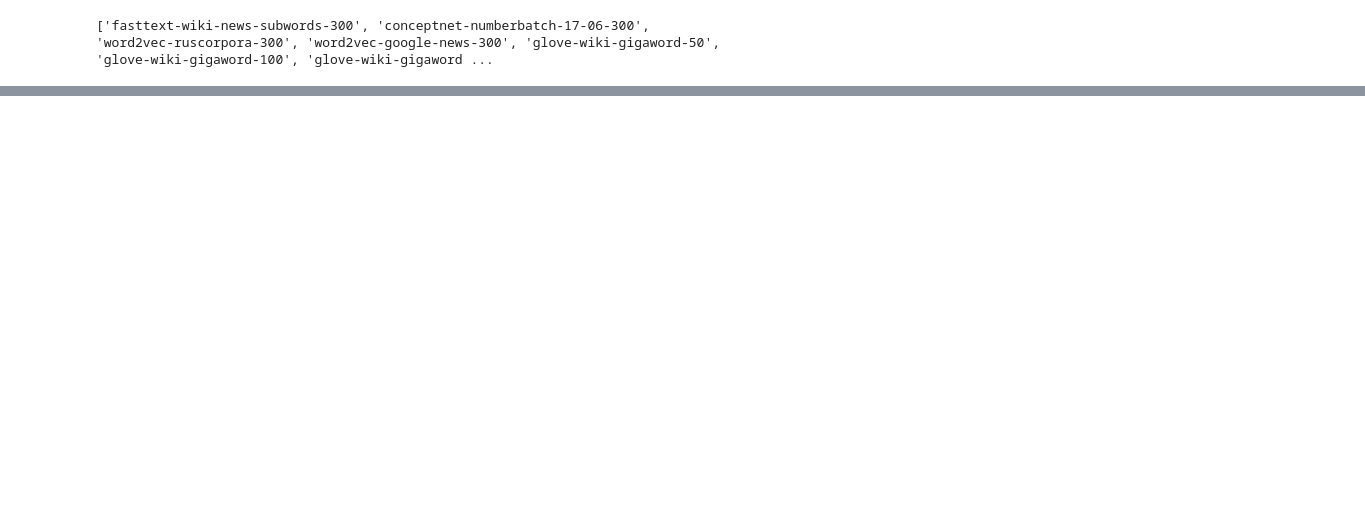
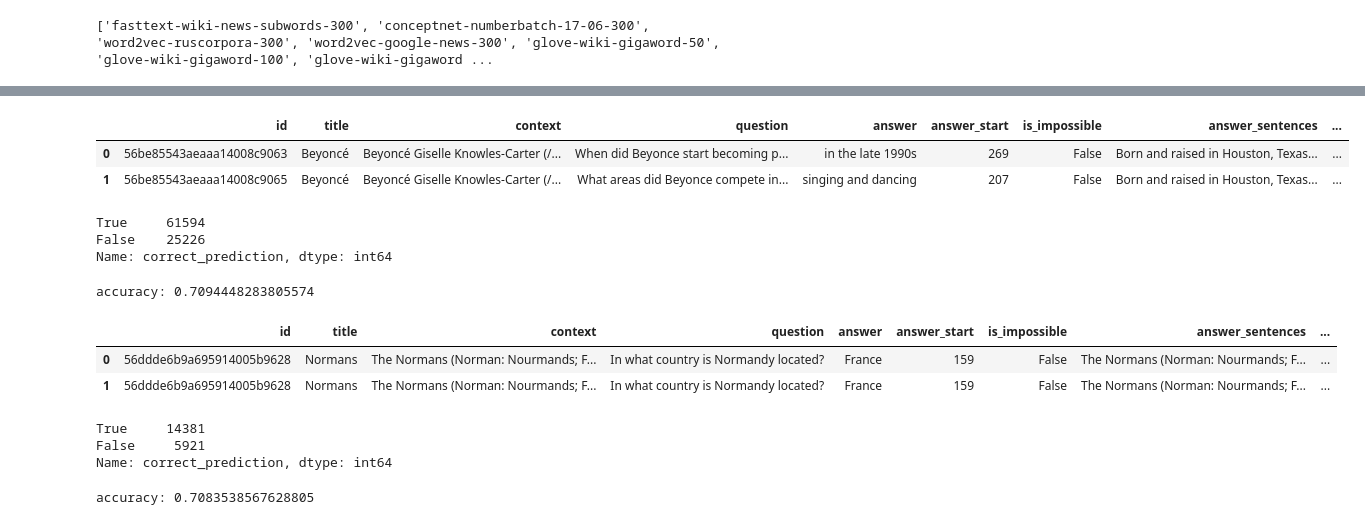
Before and after one commit to PraveenKumarSridhar/Question-Answering-model, a Jupyter notebook: notebooks/Information Retrival - v1.ipynb, the cells around one changed output, grey strips where cells are left out. Saved outputs shown, nothing was run; the diff lists cells and outputs as text; code cells hidden in the pictures; blank space fills up the shorter version.

Commit message:
phase 1 completed
- trained word2vec
- trained fastext
-google word2vec
-glove
best acc = 0.72

```diff
--- a/notebooks/Information Retrival - v1.ipynb
+++ b/notebooks/Information Retrival - v1.ipynb
@@ -185,8 +181,11 @@ def avg_sentence_vector(words, model, num_features):
 # avg_sentence_vector(train_df['question'].tolist()[0].split(),w2v_model,100)
 # avg_sentence_vector(train_df['question'].tolist()[1].split(),w2v_model,100)
 # %%
-def get_cosine_similarity(context,question,model):
-    vocab = w2v_model.wv.key_to_index
+def get_cosine_similarity(context,question,model,vector_size=300):
+    if isinstance(model,gensim.models.word2vec.Word2Vec):
+        vocab = model.wv.key_to_index
+    else:
+        vocab = model.key_to_index
 #     print(context,question)
     context_sents = sent_tokenize(context)
 #     print(context_sents)
@@ -378,0 +474,27 @@ KeyError: "Key 'Hello' not present"
+# %%
+def get_cosine_similarity(context,question,model,vector_size=300):
+    if isinstance(model,gensim.models.word2vec.Word2Vec):
+        vocab = model.wv.key_to_index
+    else:
+        vocab = model.key_to_index
+    context_sents = sent_tokenize(context)
+
+    processed_context = [simple_preprocess(sent) for sent in context_sents]
+#     processed_context = [[word if word in vocab else UNK for word in processed_context_sent]\
+#                          for processed_context_sent in processed_context]
+    processed_question = simple_preprocess(question)
+#     print(processed_context)
+#     processed_question = [word if word in vocab else UNK for word in processed_question]
+
+#     context_vectors = [np.array(avg_sentence_vector(processed_context_sent,model,vector_size)).reshape(1,-1) for processed_context_sent in processed_context]
+#     question_vector  = np.array(avg_sentence_vector(processed_question,model,vector_size)).reshape(1,-1)
+#     print(len(context_vectors[0]))
+#     print(cosine_similarity(np.array(context_vectors[0]).reshape(1,-1),np.array(question_vector).reshape(1,-1)))
+
+#     cosine_sim_list = [cosine_similarity(context_sent_vector,question_vector) for context_sent_vector in context_vectors]
+        #     print(f"Cosine scores: {cosine_sim_list}")
+    cosine_sim_list = [model.wv.n_similarity(context_sent,processed_question) for context_sent in processed_context if len(context_sent) > 0]
+#     print(cosine_sim_list)
+    max_cosine_sim = max(cosine_sim_list)
+    predicted_answer = context_sents[np.argmax(cosine_sim_list)]
+    return max_cosine_sim, predicted_answer
@@ -378,0 +512,38 @@ KeyError: "Key 'Hello' not present"
+# %%
+train_df[['consine_sim','predicted_answer']] = train_df[['context','question']]\
+.progress_apply(lambda x: get_cosine_similarity(x[0],x[1],fast_text_model,100),axis=1,result_type="expand")
+train_df.head(2)
+# %% [output]
+|  | id | title | context | question | answer | answer_start | is_impossible | answer_sentences | ... |
+| 0 | 56be85543aeaaa14008c9063 | Beyoncé | Beyoncé Giselle Knowles-Carter (/... | When did Beyonce start becoming p... | in the late 1990s | 269 | False | Born and raised in Houston, Texas... | ... |
+| 1 | 56be85543aeaaa14008c9065 | Beyoncé | Beyoncé Giselle Knowles-Carter (/... | What areas did Beyonce compete in... | singing and dancing | 207 | False | Born and raised in Houston, Texas... | ... |
+# %%
+train_df['correct_prediction'] = train_df['answer_sentences'] == train_df['predicted_answer']
+train_df['correct_prediction'].value_counts()
+# %% [output]
+True     61594
+False    25226
+Name: correct_prediction, dtype: int64
+# %%
+print(f"accuracy: {train_df[train_df['correct_prediction']].shape[0]/train_df.shape[0]}")
+# %% [output]
+accuracy: 0.7094448283805574
+# %%
+val_df[['consine_sim','predicted_answer']] = val_df[['context','question']]\
+.progress_apply(lambda x: get_cosine_similarity(x[0],x[1],fast_text_model),axis=1,result_type="expand")
+val_df.head(2)
+# %% [output]
+|  | id | title | context | question | answer | answer_start | is_impossible | answer_sentences | ... |
+| 0 | 56ddde6b9a695914005b9628 | Normans | The Normans (Norman: Nourmands; F... | In what country is Normandy located? | France | 159 | False | The Normans (Norman: Nourmands; F... | ... |
+| 1 | 56ddde6b9a695914005b9628 | Normans | The Normans (Norman: Nourmands; F... | In what country is Normandy located? | France | 159 | False | The Normans (Norman: Nourmands; F... | ... |
+# %%
+val_df['correct_prediction'] = val_df['answer_sentences'] == val_df['predicted_answer']
+val_df['correct_prediction'].value_counts()
+# %% [output]
+True     14381
+False     5921
+Name: correct_prediction, dtype: int64
+# %%
+print(f"accuracy: {val_df[val_df['correct_prediction']].shape[0]/val_df.shape[0]}")
+# %% [output]
+accuracy: 0.7083538567628805
```
Also changed, not shown: parts of 31 cells of this notebook.
